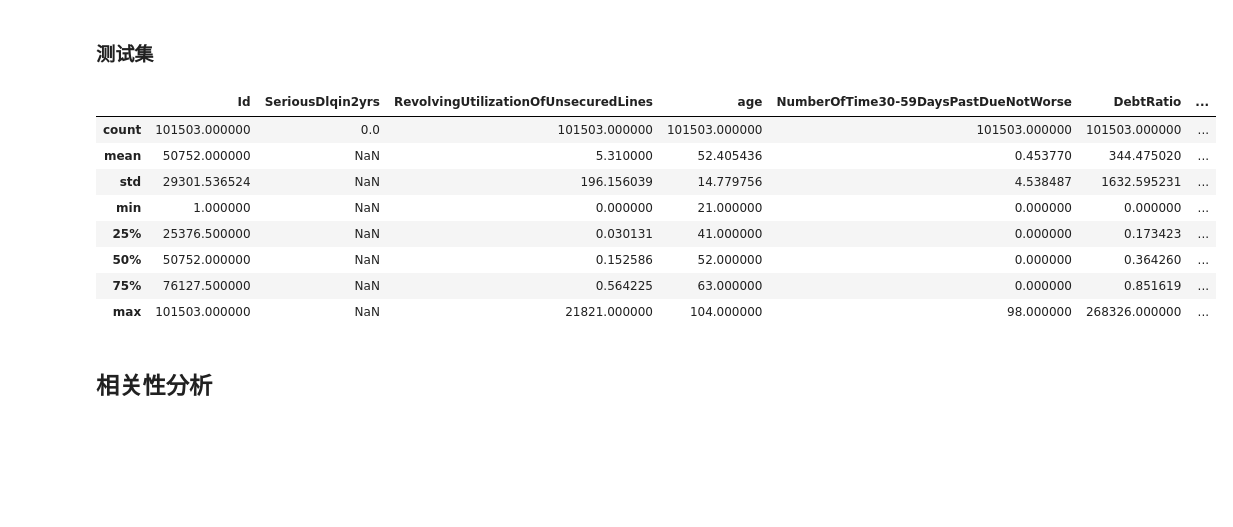
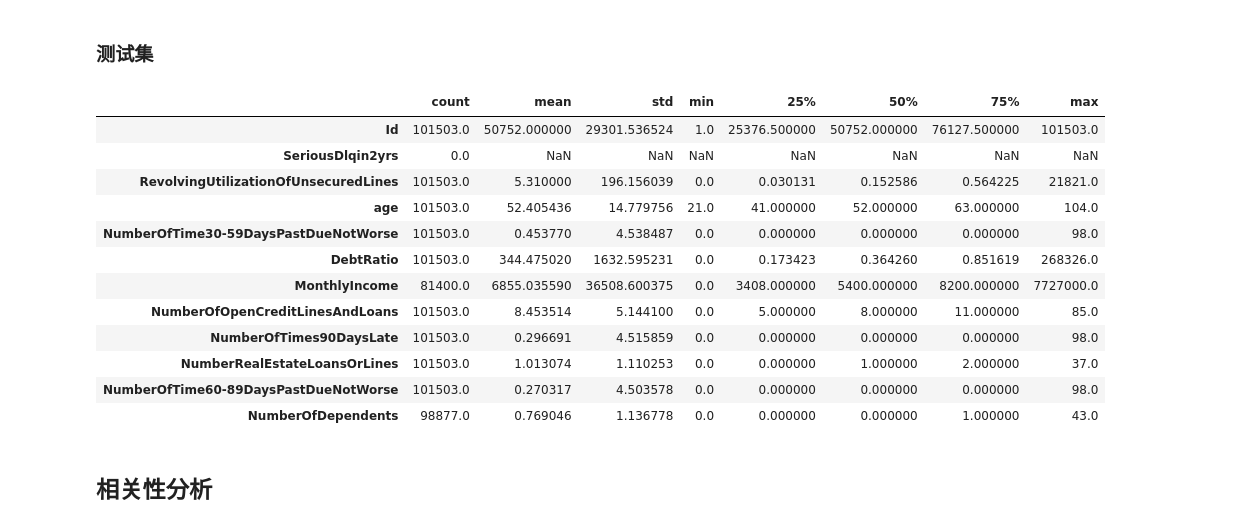
Before and after one commit to liangkaimeng/user_credit_score, a Jupyter notebook: ipython/baseline.ipynb, the cells around one changed output. Cells and saved outputs as stored; diff of their text form; code cells hidden in the pictures; blank space fills up the shorter version.

```diff
--- a/ipython/baseline.ipynb
+++ b/ipython/baseline.ipynb
@@ -119,17 +119,21 @@ train.describe().T
 # %% [markdown]
 ### 测试集
 # %%
-test.describe()
+test.describe().T
 # %% [output]
-|  | Id | SeriousDlqin2yrs | RevolvingUtilizationOfUnsecuredLines | age | NumberOfTime30-59DaysPastDueNotWorse | DebtRatio | ... |
-| count | 101503.000000 | 0.0 | 101503.000000 | 101503.000000 | 101503.000000 | 101503.000000 | ... |
-| mean | 50752.000000 | NaN | 5.310000 | 52.405436 | 0.453770 | 344.475020 | ... |
-| std | 29301.536524 | NaN | 196.156039 | 14.779756 | 4.538487 | 1632.595231 | ... |
-| min | 1.000000 | NaN | 0.000000 | 21.000000 | 0.000000 | 0.000000 | ... |
-| 25% | 25376.500000 | NaN | 0.030131 | 41.000000 | 0.000000 | 0.173423 | ... |
-| 50% | 50752.000000 | NaN | 0.152586 | 52.000000 | 0.000000 | 0.364260 | ... |
-| 75% | 76127.500000 | NaN | 0.564225 | 63.000000 | 0.000000 | 0.851619 | ... |
-| max | 101503.000000 | NaN | 21821.000000 | 104.000000 | 98.000000 | 268326.000000 | ... |
+|  | count | mean | std | min | 25% | 50% | 75% | max |
+| Id | 101503.0 | 50752.000000 | 29301.536524 | 1.0 | 25376.500000 | 50752.000000 | 76127.500000 | 101503.0 |
+| SeriousDlqin2yrs | 0.0 | NaN | NaN | NaN | NaN | NaN | NaN | NaN |
+| RevolvingUtilizationOfUnsecuredLines | 101503.0 | 5.310000 | 196.156039 | 0.0 | 0.030131 | 0.152586 | 0.564225 | 21821.0 |
+| age | 101503.0 | 52.405436 | 14.779756 | 21.0 | 41.000000 | 52.000000 | 63.000000 | 104.0 |
+| NumberOfTime30-59DaysPastDueNotWorse | 101503.0 | 0.453770 | 4.538487 | 0.0 | 0.000000 | 0.000000 | 0.000000 | 98.0 |
+| DebtRatio | 101503.0 | 344.475020 | 1632.595231 | 0.0 | 0.173423 | 0.364260 | 0.851619 | 268326.0 |
+| MonthlyIncome | 81400.0 | 6855.035590 | 36508.600375 | 0.0 | 3408.000000 | 5400.000000 | 8200.000000 | 7727000.0 |
+| NumberOfOpenCreditLinesAndLoans | 101503.0 | 8.453514 | 5.144100 | 0.0 | 5.000000 | 8.000000 | 11.000000 | 85.0 |
+| NumberOfTimes90DaysLate | 101503.0 | 0.296691 | 4.515859 | 0.0 | 0.000000 | 0.000000 | 0.000000 | 98.0 |
+| NumberRealEstateLoansOrLines | 101503.0 | 1.013074 | 1.110253 | 0.0 | 0.000000 | 1.000000 | 2.000000 | 37.0 |
+| NumberOfTime60-89DaysPastDueNotWorse | 101503.0 | 0.270317 | 4.503578 | 0.0 | 0.000000 | 0.000000 | 0.000000 | 98.0 |
+| NumberOfDependents | 98877.0 | 0.769046 | 1.136778 | 0.0 | 0.000000 | 0.000000 | 1.000000 | 43.0 |
 # %% [markdown]
 ## 相关性分析
 # %%
```
Also changed, not shown: parts of 2 cells of this notebook, 1 other file.
